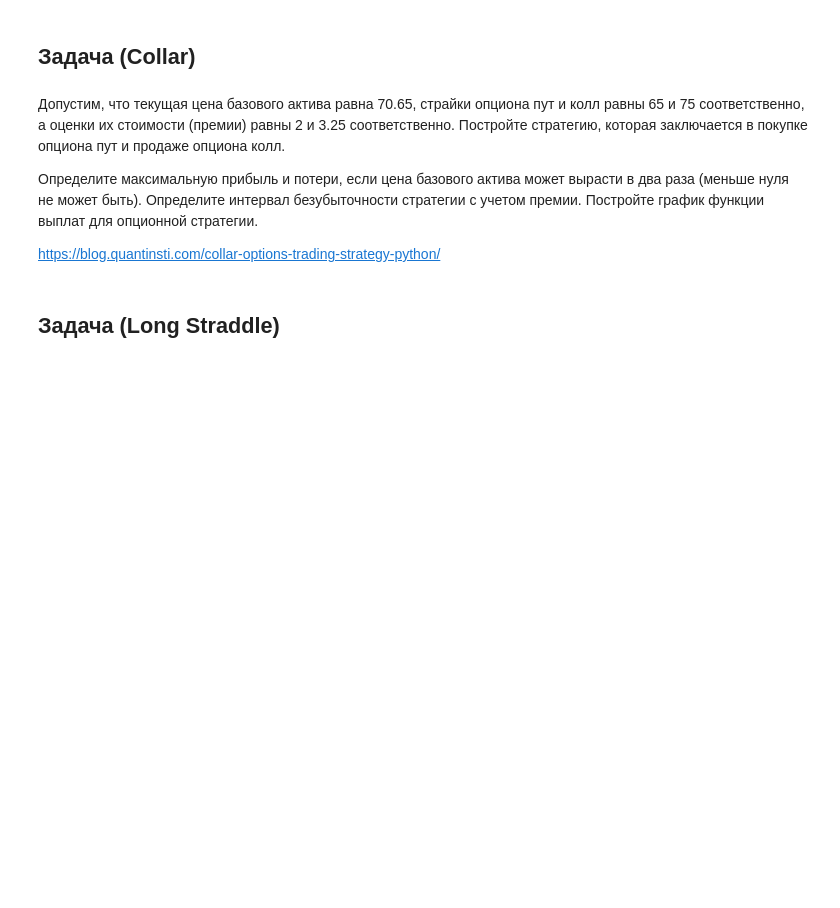
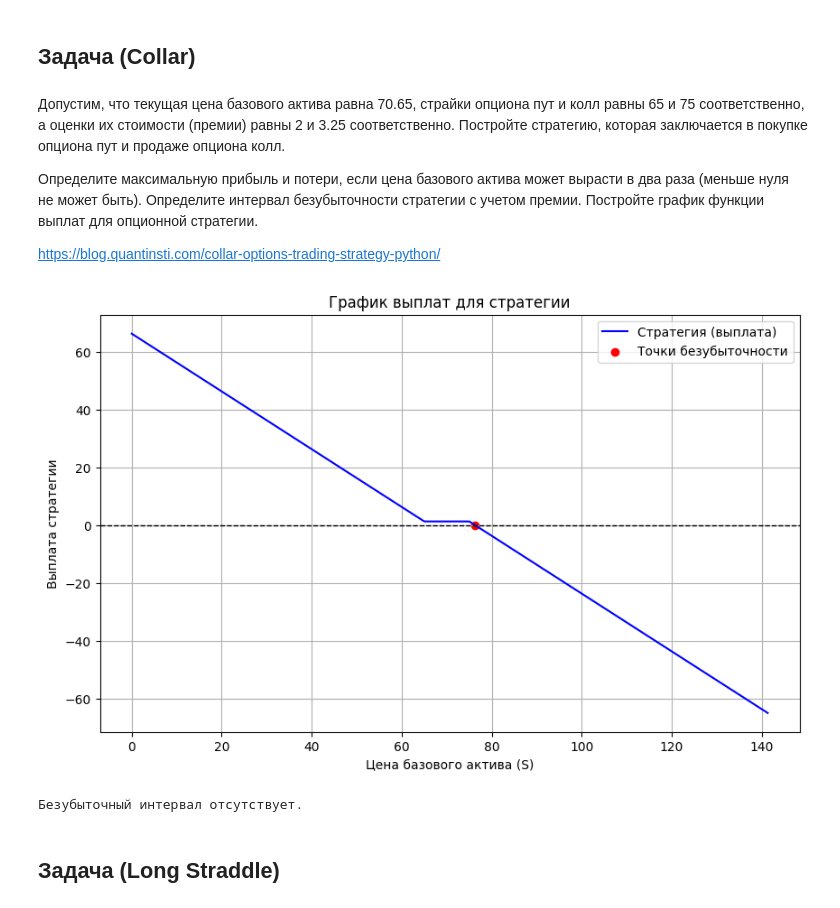
Before and after one commit to MiromanovDaniil/GSFP-labs, a Jupyter notebook: lab_1_GSFP.ipynb, the cells around one changed output. Cells and saved outputs as stored; diff of their text form; code cells hidden in the pictures; blank space fills up the shorter version.

```diff
--- a/lab_1_GSFP.ipynb
+++ b/lab_1_GSFP.ipynb
@@ -74,3 +63,46 @@ premium_short_call = 3.25
+# %%
+import numpy as np
+import matplotlib.pyplot as plt
+
+S0 = 70.65  # Текущая цена базового актива
+K_put = 65  # Страйк опциона пут
+K_call = 75  # Страйк опциона колл
+P_put = 2  # Премия опциона пут
+P_call = 3.25  # Премия опциона колл
+
+# Цена базового актива (диапазон от 0 до 2 * S0)
+S = np.linspace(0, 2 * S0, 500)
+
+# Выплаты по опционам
+put_payoff = np.maximum(K_put - S, 0) - P_put  # Выплата по пут
+call_payoff = -(np.maximum(S - K_call, 0)) + P_call  # Выплата по колл
+
+# Общая выплата стратегии
+strategy_payoff = put_payoff + call_payoff
+
+# Найти интервал безубыточности (где payoff близок к 0)
+break_even_points = S[np.isclose(strategy_payoff, 0, atol=0.1)]
+
+# Построение графика
+plt.figure(figsize=(10, 6))
+plt.plot(S, strategy_payoff, label="Стратегия (выплата)", color="blue")
+plt.axhline(0, color="black", linestyle="--", linewidth=1)  # Линия нуля
+plt.scatter(break_even_points, np.zeros_like(break_even_points), color='red', label="Точки безубыточности")
+plt.title("График выплат для стратегии")
+plt.xlabel("Цена базового актива (S)")
+plt.ylabel("Выплата стратегии")
+plt.legend()
+plt.grid()
+plt.show()
+
+# Печать интервала безубыточности
+if len(break_even_points) > 1:
+    print(f"Интервал безубыточности: от {break_even_points[0]:.2f} до {break_even_points[-1]:.2f}")
+else:
+    print("Безубыточный интервал отсутствует.")
+# %% [output]
+[figure, added]
+Безубыточный интервал отсутствует.
 # %% [markdown]
 ## Задача (Long Straddle)
 # %% [markdown]
```
Also changed, not shown: parts of 3 cells of this notebook, 3 other files.
